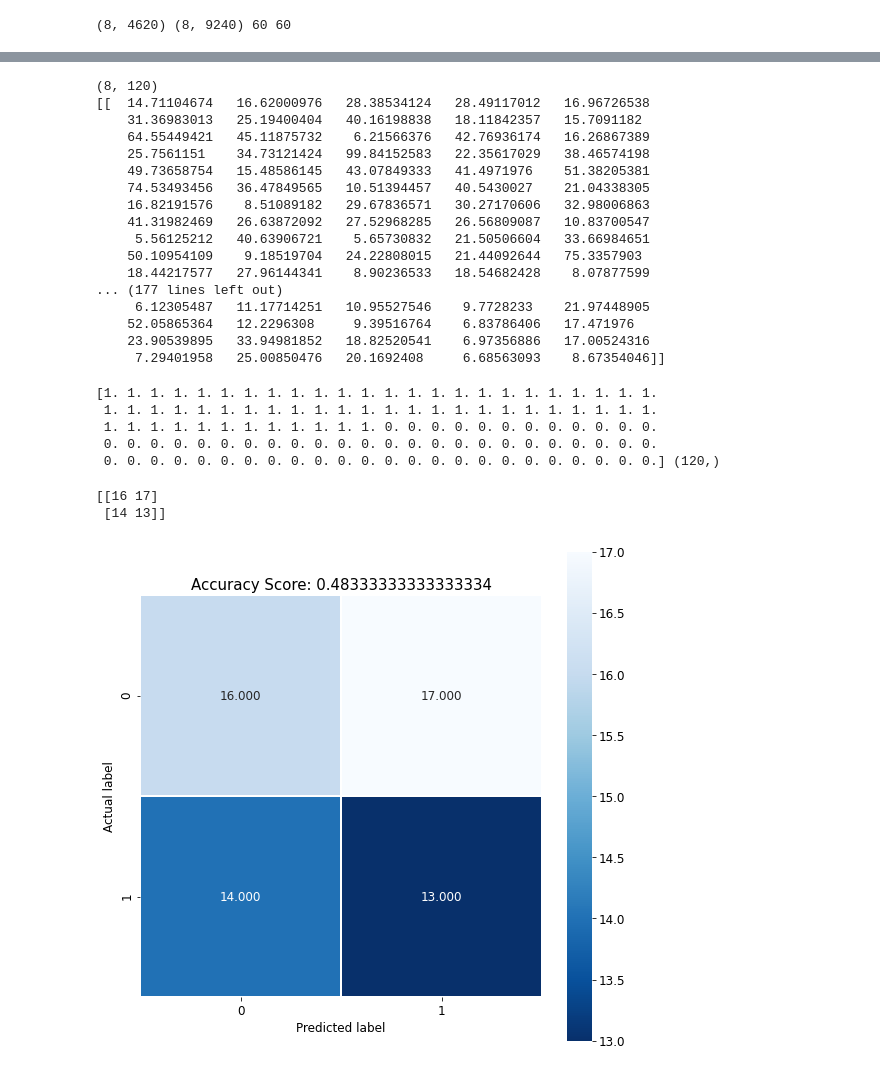
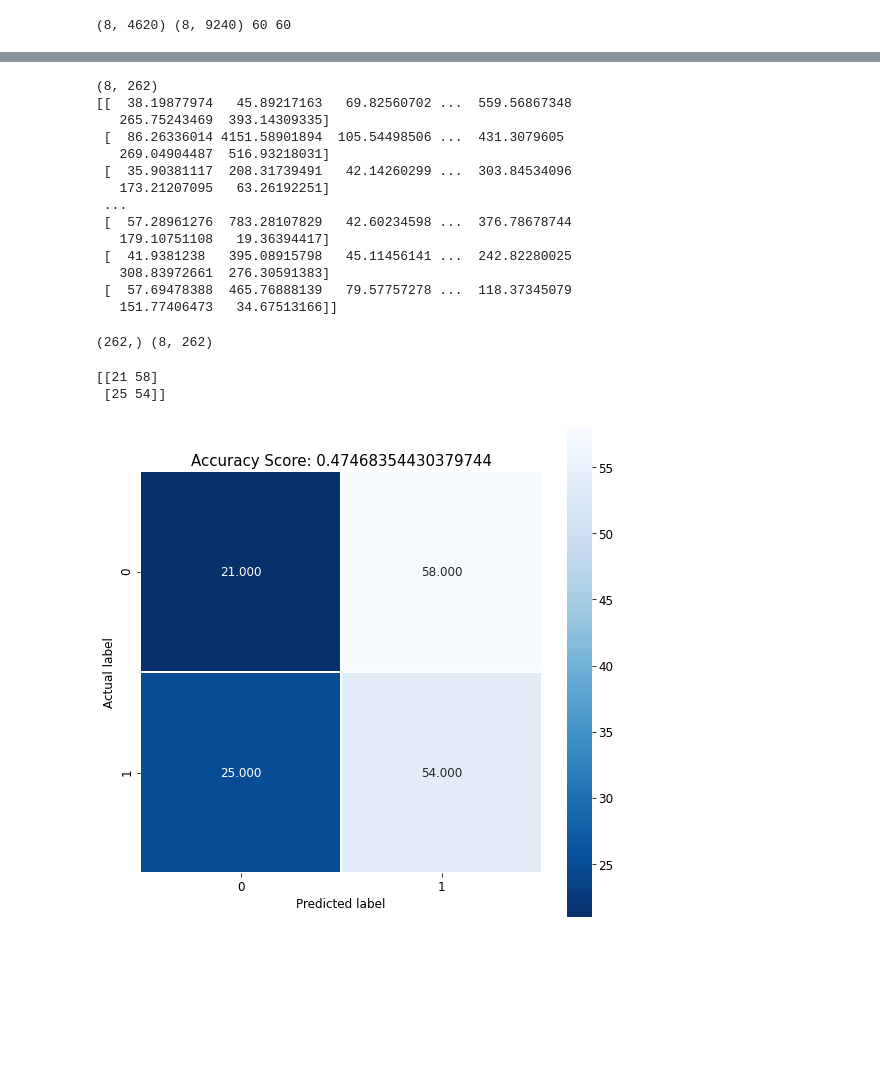
Before and after one commit to mangoez/Brain-Computer-Interface-Offline-Decoding, a Jupyter notebook: linz.ipynb, the cells around one changed output, grey strips where cells are left out. Saved outputs shown, nothing was run; the diff lists cells and outputs as text; code cells hidden in the pictures; blank space fills up the shorter version.

```diff
--- a/linz.ipynb
+++ b/linz.ipynb
@@ -71,8 +71,8 @@ plt.legend(loc='best')
 <matplotlib.legend.Legend at 0x...>
 [figure]
 # %%
-for i in range(data.shape[1]):
-    data[:, i] = butter_bandpass_filter(data[:, i], low, high, fs, order=9)
+# for i in range(data.shape[1]):
+#     data[:, i] = butter_bandpass_filter(data[:, i], low, high, fs, order=9)
 # %%
 non_target = np.zeros((channels, window_size))
 target = np.zeros((channels, window_size))
@@ -136,69 +136,70 @@ while (b <= all_trials.shape[1]):
     data_bp = data_bp.values.reshape((data_bp.shape[0], 1))
     bp_trials = np.append(bp_trials, data_bp, axis=1)
 
-    b += window_size
+    b += 35
 bp_trials = bp_trials[:, 1:]
 print(bp_trials.shape)
 print(bp_trials)
 # %% [output]
-(8, 120)
-[[  14.71104674   16.62000976   28.38534124   28.49117012   16.96726538
-    31.36983013   25.19400404   40.16198838   18.11842357   15.7091182
-    64.55449421   45.11875732    6.21566376   42.76936174   16.26867389
-    25.7561151    34.73121424   99.84152583   22.35617029   38.46574198
-    49.73658754   15.48586145   43.07849333   41.4971976    51.38205381
-    74.53493456   36.47849565   10.51394457   40.5430027    21.04338305
-    16.82191576    8.51089182   29.67836571   30.27170606   32.98006863
-    41.31982469   26.63872092   27.52968285   26.56809087   10.83700547
-     5.56125212   40.63906721    5.65730832   21.50506604   33.66984651
-    50.10954109    9.18519704   24.22808015   21.44092644   75.3357903
-    18.44217577   27.96144341    8.90236533   18.54682428    8.07877599
-... (177 lines left out)
-     6.12305487   11.17714251   10.95527546    9.7728233    21.97448905
-    52.05865364   12.2296308     9.39516764    6.83786406   17.471976
-    23.90539895   33.94981852   18.82520541    6.97356886   17.00524316
-     7.29401958   25.00850476   20.1692408     6.68563093    8.67354046]]
+(8, 262)
+[[  38.19877974   45.89217163   69.82560702 ...  559.56867348
+   265.75243469  393.14309335]
+ [  86.26336014 4151.58901894  105.54498506 ...  431.3079605
+   269.04904487  516.93218031]
+ [  35.90381117  208.31739491   42.14260299 ...  303.84534096
+   173.21207095   63.26192251]
+ ...
+ [  57.28961276  783.28107829   42.60234598 ...  376.78678744
+   179.10751108   19.36394417]
+ [  41.9381238   395.08915798   45.11456141 ...  242.82280025
+   308.83972661  276.30591383]
+ [  57.69478388  465.76888139   79.57757278 ...  118.37345079
+   151.77406473   34.67513166]]
-# %%
-# create y vector
-y = np.concatenate((np.ones(60), np.zeros(60)), axis=0)
-print(y, y.shape)
-# %% [output]
-[1. 1. 1. 1. 1. 1. 1. 1. 1. 1. 1. 1. 1. 1. 1. 1. 1. 1. 1. 1. 1. 1. 1. 1.
- 1. 1. 1. 1. 1. 1. 1. 1. 1. 1. 1. 1. 1. 1. 1. 1. 1. 1. 1. 1. 1. 1. 1. 1.
- 1. 1. 1. 1. 1. 1. 1. 1. 1. 1. 1. 1. 0. 0. 0. 0. 0. 0. 0. 0. 0. 0. 0. 0.
- 0. 0. 0. 0. 0. 0. 0. 0. 0. 0. 0. 0. 0. 0. 0. 0. 0. 0. 0. 0. 0. 0. 0. 0.
- 0. 0. 0. 0. 0. 0. 0. 0. 0. 0. 0. 0. 0. 0. 0. 0. 0. 0. 0. 0. 0. 0. 0. 0.] (120,)
+# %%
+half1 = bp_trials[:, int(bp_trials.shape[1]/2):]
+half2 = bp_trials[:, :int(bp_trials.shape[1]/2)]
+
+bp_trials[:, 0::2] = half1
+bp_trials[:, 1::2] = half2
+
+# create y vector
+y = np.empty(bp_trials.shape[1], dtype='int8')
+y[0::2] = np.ones(int(bp_trials.shape[1]/2))
+y[1::2] = np.zeros(int(bp_trials.shape[1]/2))
+print(y.shape, bp_trials.shape)
+# %% [output]
+(262,) (8, 262)
 # %%
 # classify
 
-x_train, x_test, y_train, y_test = train_test_split(bp_trials.T, y, test_size=0.5, shuffle=True, random_state=1)
+x_train, x_test, y_train, y_test = train_test_split(bp_trials.T, y, test_size=0.6, shuffle=False, random_state=1)
 
 scaler = StandardScaler()
 scaler.fit(x_train)
 x_train = scaler.transform(x_train)
 x_test = scaler.transform(x_test)
 
-model = LogisticRegression()
+model = LinearDiscriminantAnalysis() # Change your model here!
 model.fit(x_train, y_train)
 
 # Make predictions on entire test set
 predictions = model.predict(x_test)
 
 # Use score method to get accuracy of model
 score = model.score(x_test, y_test)
 
 # Confusion matrix
 cm = metrics.confusion_matrix(y_test, predictions)
 print(cm)
 
 # Plot confusion matrix
 plt.figure(figsize=(9,9))
 sns.heatmap(cm, annot=True, fmt=".3f", linewidths=.5, square = True, cmap = 'Blues_r');
 plt.ylabel('Actual label');
 plt.xlabel('Predicted label');
 all_sample_title = 'Accuracy Score: {1}'.format("Neural Net", score)
 plt.title(all_sample_title, size = 15);
 # %% [output]
-[[16 17]
- [14 13]]
+[[21 58]
+ [25 54]]
-[figure, old version]
+[figure, new version]
```
Also changed, not shown: parts of 1 cell of this notebook.
